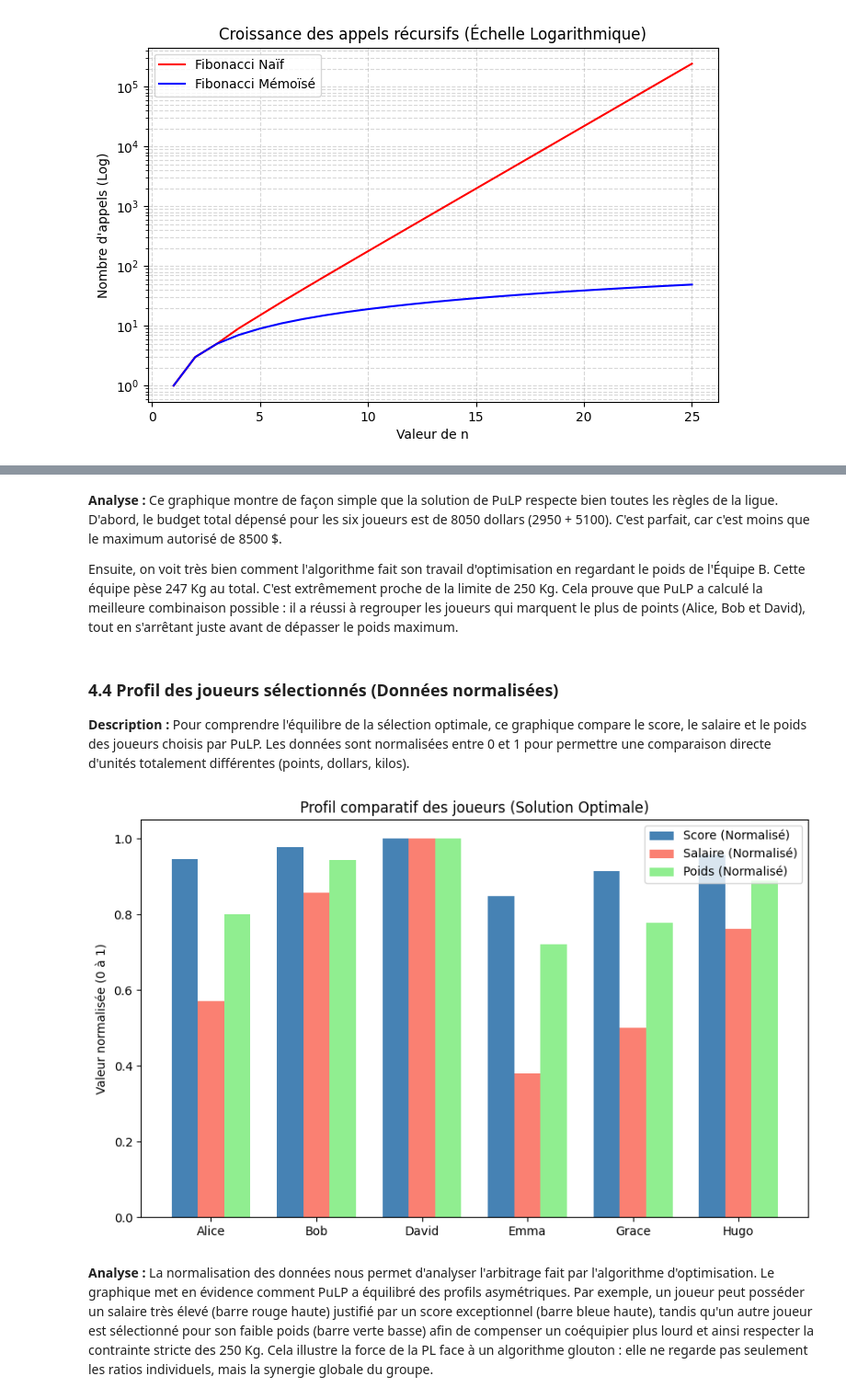
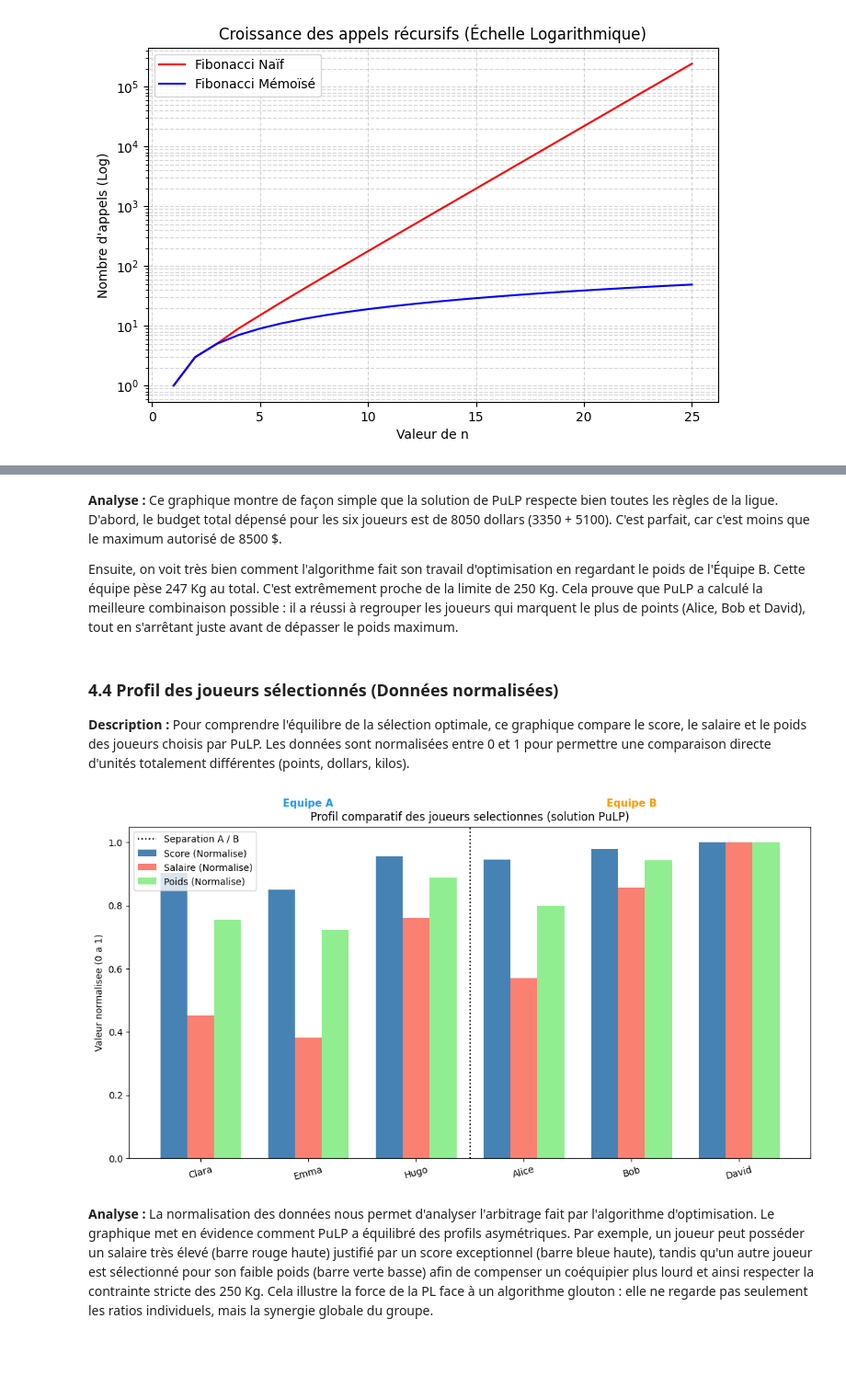
Before and after one commit to rauf-mifteev/Ahuntsic_AI_Optimization, a Jupyter notebook: AI_TP_2.ipynb, the cells around one changed output, grey strips where cells are left out. Shown at 92% size. Saved outputs shown, nothing was run; the diff lists cells and outputs as text; code cells hidden in the pictures; blank space fills up the shorter version.

```diff
--- a/AI_TP_2.ipynb
+++ b/AI_TP_2.ipynb
@@ -466,53 +466,57 @@ plt.show()
 # %% [markdown]
 **Analyse :**
-Ce graphique montre de façon simple que la solution de PuLP respecte bien toutes les règles de la ligue. D'abord, le budget total dépensé pour les six joueurs est de 8050 dollars (2950 + 5100). C'est parfait, car c'est moins que le maximum autorisé de 8500 $.
+Ce graphique montre de façon simple que la solution de PuLP respecte bien toutes les règles de la ligue. D'abord, le budget total dépensé pour les six joueurs est de 8050 dollars (3350 + 5100). C'est parfait, car c'est moins que le maximum autorisé de 8500 $.
 
 Ensuite, on voit très bien comment l'algorithme fait son travail d'optimisation en regardant le poids de l'Équipe B. Cette équipe pèse 247 Kg au total. C'est extrêmement proche de la limite de 250 Kg. Cela prouve que PuLP a calculé la meilleure combinaison possible : il a réussi à regrouper les joueurs qui marquent le plus de points (Alice, Bob et David), tout en s'arrêtant juste avant de dépasser le poids maximum.
 # %% [markdown]
 ### 4.4 Profil des joueurs sélectionnés (Données normalisées)
 **Description :** Pour comprendre l'équilibre de la sélection optimale, ce graphique compare le score, le salaire et le poids des joueurs choisis par PuLP. Les données sont normalisées entre 0 et 1 pour permettre une comparaison directe d'unités totalement différentes (points, dollars, kilos).
 # %%
-# Noms des 6 joueurs de la solution optimale
-joueurs_optimaux = ['Emma', 'Grace', 'Hugo', 'Alice', 'Bob', 'David']
+# Les données depuis la Partie 1
+joueurs_selectionnes = equipe_A_obj + equipe_B_obj
+noms_j     = [j["nom"]     for j in joueurs_selectionnes]
+scores_j   = [j["score"]   for j in joueurs_selectionnes]
+salaires_j = [j["salaire"] for j in joueurs_selectionnes]
+poids_j    = [j["poids"]   for j in joueurs_selectionnes]
 
-# Extraction des stats des joueurs sélectionnés
-stats = [j for j in joueurs if j["nom"] in joueurs_optimaux]
-noms_j = [j["nom"] for j in stats]
-scores_j = [j["score"] for j in stats]
-salaires_j = [j["salaire"] for j in stats]
-poids_j = [j["poids"] for j in stats]
-
-# Fonction de normalisation (valeur / max)
-# Conserve les proportions réelles sans faire disparaître le minimum
 def normaliser(liste):
     val_max = max(liste)
-    if val_max == 0:
-        return [0 for _ in liste]
-    return [v / val_max for v in liste]
+    return [v / val_max for v in liste] if val_max > 0 else [0] * len(liste)
 
-# Normalisation des trois métriques
-scores_norm = normaliser(scores_j)
+scores_norm   = normaliser(scores_j)
 salaires_norm = normaliser(salaires_j)
-poids_norm = normaliser(poids_j)
+poids_norm    = normaliser(poids_j)
 
-# Configuration des barres groupées
 x_j = np.arange(len(noms_j))
-w = 0.25
+w   = 0.25
 
-fig, ax = plt.subplots(figsize=(10, 6))
-ax.bar(x_j - w, scores_norm, w, label='Score (Normalisé)', color='steelblue')
-ax.bar(x_j, salaires_norm, w, label='Salaire (Normalisé)', color='salmon')
-ax.bar(x_j + w, poids_norm, w, label='Poids (Normalisé)', color='lightgreen')
+fig, ax = plt.subplots(figsize=(11, 6))
+ax.bar(x_j - w, scores_norm,   w, label="Score (Normalise)",   color="steelblue")
+ax.bar(x_j,     salaires_norm, w, label="Salaire (Normalise)", color="salmon")
+ax.bar(x_j + w, poids_norm,    w, label="Poids (Normalise)",   color="lightgreen")
 
-ax.set_title("Profil comparatif des joueurs (Solution Optimale)")
+# Ligne de séparation visuelle entre équipe A et équipe B
+ax.axvline(x=len(equipe_A_obj) - 0.5, color="black", linestyle=":", linewidth=1.5,
+           label="Separation A / B")
+
+ax.set_title("Profil comparatif des joueurs selectionnes (solution PuLP)")
 ax.set_xticks(x_j)
-ax.set_xticklabels(noms_j)
-ax.set_ylabel("Valeur normalisée (0 à 1)")
+ax.set_xticklabels(noms_j, rotation=15)
+ax.set_ylabel("Valeur normalisee (0 a 1)")
 ax.legend()
 
+# Annotations équipes
+mid_A = (len(equipe_A_obj) - 1) / 2
+mid_B = len(equipe_A_obj) + (len(equipe_B_obj) - 1) / 2
+ax.text(mid_A, 1.06, "Equipe A", ha="center", fontsize=11,
+        fontweight="bold", color="#2196F3", transform=ax.get_xaxis_transform())
+ax.text(mid_B, 1.06, "Equipe B", ha="center", fontsize=11,
+        fontweight="bold", color="#FF9800", transform=ax.get_xaxis_transform())
+
+plt.tight_layout()
 plt.show()
 # %% [output]
-[figure, old version]
+[figure, new version]
 # %% [markdown]
 **Analyse :**
 La normalisation des données nous permet d'analyser l'arbitrage fait par l'algorithme d'optimisation. Le graphique met en évidence comment PuLP a équilibré des profils asymétriques. Par exemple, un joueur peut posséder un salaire très élevé (barre rouge haute) justifié par un score exceptionnel (barre bleue haute), tandis qu'un autre joueur est sélectionné pour son faible poids (barre verte basse) afin de compenser un coéquipier plus lourd et ainsi respecter la contrainte stricte des 250 Kg. Cela illustre la force de la PL face à un algorithme glouton : elle ne regarde pas seulement les ratios individuels, mais la synergie globale du groupe.
```
Also changed, not shown: parts of 11 cells of this notebook.
